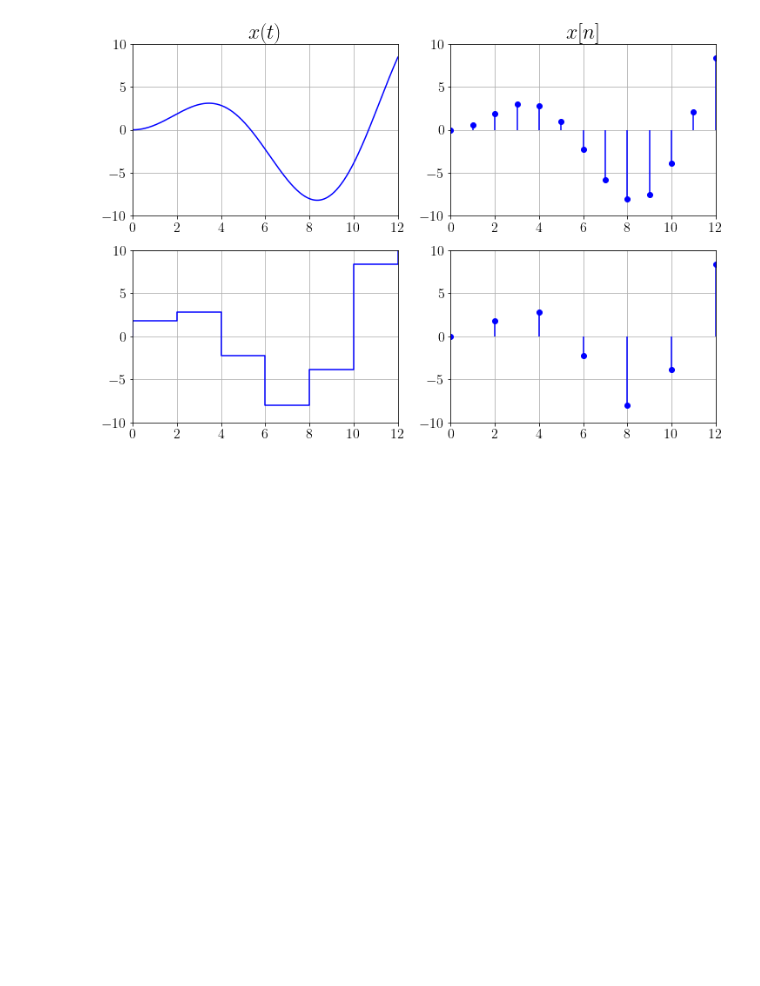
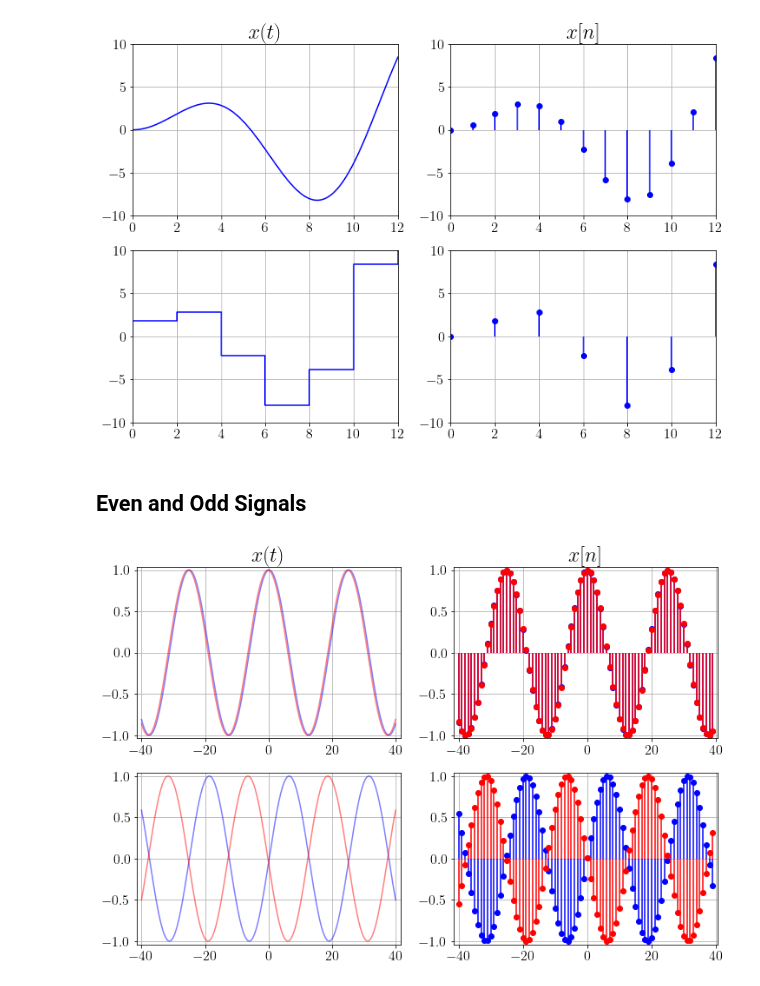
Before and after one commit to tmquan/ivcl, a Jupyter notebook: _sources/courses/dsp/intro.ipynb, the cells around one changed output. Cells and saved outputs as stored; diff of their text form; code cells hidden in the pictures; blank space fills up the shorter version.

```diff
--- a/_sources/courses/dsp/intro.ipynb
+++ b/_sources/courses/dsp/intro.ipynb
@@ -117,3 +117,66 @@ ax[1][1].margins(0.2, 0.2)
 plt.show()
 # %% [output]
 [figure]
+# %% [markdown]
+## Even and Odd Signals
+# %%
+t = sp.Symbol('t')
+fig, ax = plt.subplots(
+    2, 2,
+    figsize=(12, 8),
+    # tight_layout=True,
+)
+
+mpl_axes_plot(ax[0][0], sp.cos((t)/4-0.05), (t, -40, 40), color='b', alpha=0.5)
+mpl_axes_plot(ax[0][0], sp.cos((-t)/4-0.05), (t, -40, 40), color='r', alpha=0.5)
+# ax[0][0].set_xlim(0, 12, 1)
+# ax[0][0].set_ylim(-10, 10, 1)
+ax[0][0].set_title(r'$x(t)$', fontsize=24)
+ax[0][0].tick_params(axis='x', labelsize=16)
+ax[0][0].tick_params(axis='y', labelsize=16)
+# ax[0][0].set_xticks([], fontsize=16)
+# ax[0][0].set_yticks([], fontsize=16)
+ax[0][0].grid('on')
+ax[0][0].margins(0.02, 0.02)
+
+
+mpl_axes_stem(ax[0][1], sp.cos((t+0.02)/4), (t, -40, 40, 1), linefmt='b', markerfmt='bo')
+mpl_axes_stem(ax[0][1], sp.cos((-t+0.02)/4), (t, -40, 40, 1), linefmt='r', markerfmt='ro')
+# ax[0][1].set_xlim(0, 12, 1)
+# ax[0][1].set_ylim(-10, 10, 1)
+ax[0][1].set_title(r'$x[n]$', fontsize=24)
+ax[0][1].tick_params(axis='x', labelsize=16)
+ax[0][1].tick_params(axis='y', labelsize=16)
+# ax[0][1].set_xticks([], fontsize=16)
+# ax[0][1].set_yticks([], fontsize=16)
+ax[0][1].grid('on')
+ax[0][1].margins(0.02, 0.02)
+
+mpl_axes_plot(ax[1][0], sp.sin((t)/4-0.05), (t, -40, 40), color='b', alpha=0.5)
+mpl_axes_plot(ax[1][0], sp.sin((-t)/4-0.05), (t, -40, 40), color='r', alpha=0.5)
+# ax[1][0].set_xlim(0, 12, 1)
+# ax[1][0].set_ylim(-10, 10, 1)
+# ax[1][0].set_title(r'$x(t)$', fontsize=24)
+ax[1][0].tick_params(axis='x', labelsize=16)
+ax[1][0].tick_params(axis='y', labelsize=16)
+# ax[1][0].set_xticks([], fontsize=16)
+# ax[1][0].set_yticks([], fontsize=16)
+ax[1][0].grid('on')
+ax[1][0].margins(0.02, 0.02)
+
+
+mpl_axes_stem(ax[1][1], sp.sin((t+0.02)/4), (t, -40, 40, 1), linefmt='b', markerfmt='bo')
+mpl_axes_stem(ax[1][1], sp.sin((-t+0.02)/4), (t, -40, 40, 1), linefmt='r', markerfmt='ro')
+# ax[1][1].set_xlim(0, 12, 1)
+# ax[1][1].set_ylim(-10, 10, 1)
+# ax[1][1].set_title(r'$x[n]$', fontsize=24)
+ax[1][1].tick_params(axis='x', labelsize=16)
+ax[1][1].tick_params(axis='y', labelsize=16)
+# ax[1][1].set_xticks([], fontsize=16)
+# ax[1][1].set_yticks([], fontsize=16)
+ax[1][1].grid('on')
+ax[1][1].margins(0.02, 0.02)
+
+plt.show()
+# %% [output]
+[figure, added]
```
Also changed, not shown: 4 other files.
